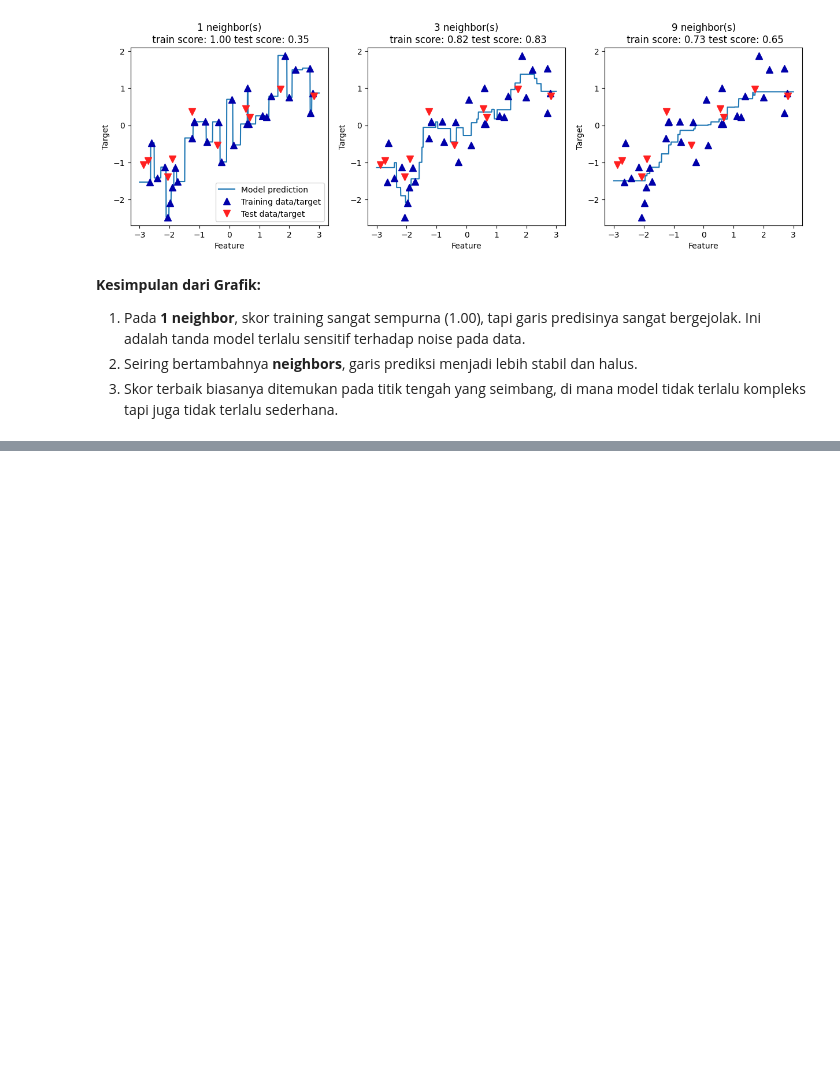
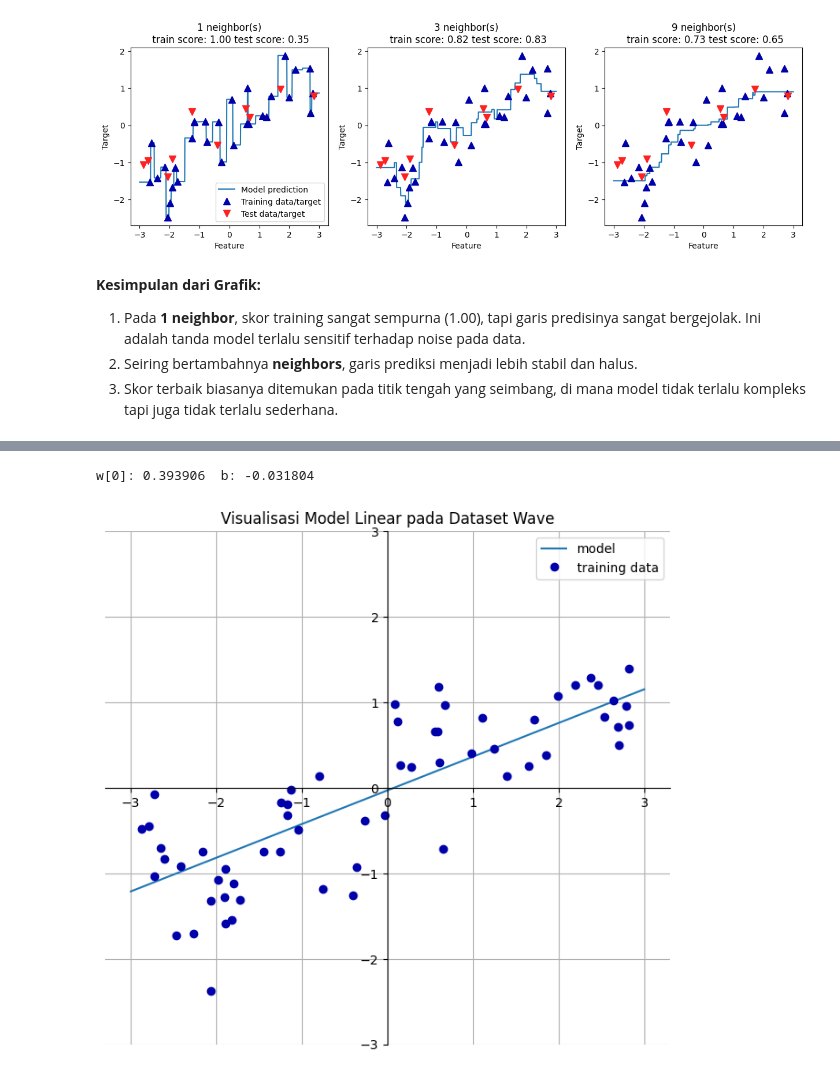
Before and after one commit to Keistkmiya/Introduction-to-Machine-Learning-with-Python, a Jupyter notebook: Chapter_01_Introduction.ipynb, the cells around one changed output, grey strips where cells are left out. Drawn from its saved outputs; the diff is of its cells as text; code cells hidden in the pictures; blank space fills up the shorter version.

```diff
--- a/Chapter_01_Introduction.ipynb
+++ b/Chapter_01_Introduction.ipynb
@@ -220,0 +235,10 @@ axes[0].legend(["Model prediction", "Training data/target", "Test data/target"],
+# %%
+import mglearn
+import matplotlib.pyplot as plt
+
+mglearn.plots.plot_linear_regression_wave()
+plt.title("Visualisasi Model Linear pada Dataset Wave")
+plt.show()
+# %% [output]
+w[0]: 0.393906  b: -0.031804
+[figure, added]
```
Also changed, not shown: parts of 60 cells of this notebook.
